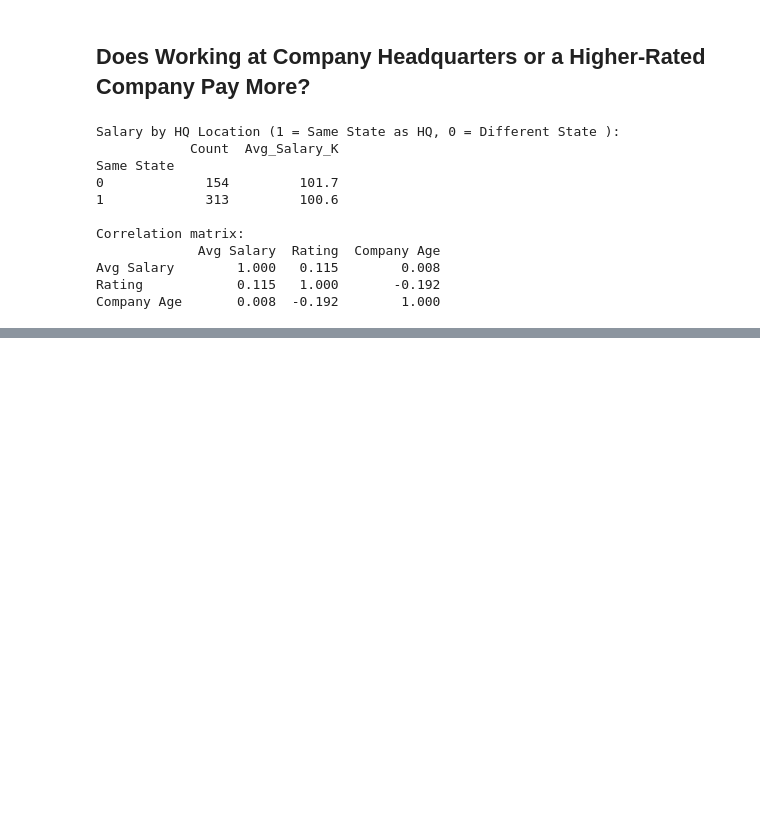
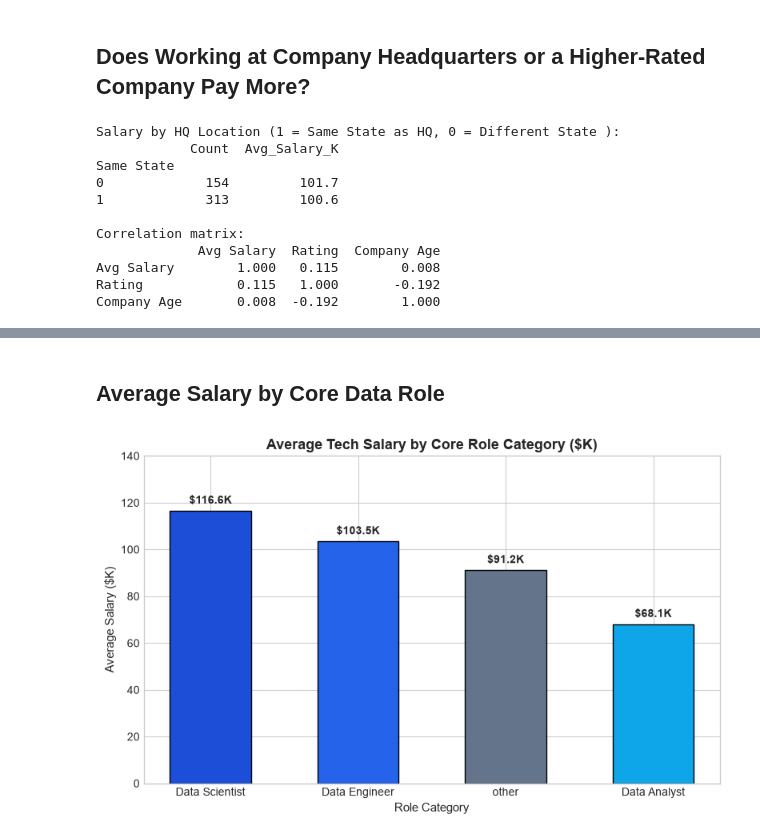
Before and after one commit to aditya-vishnoi/glassdoor-salary-analysis, a Jupyter notebook: notebooks/tech_salary_analysis.ipynb, the cells around one changed output, grey strips where cells are left out. Cells and saved outputs as stored; diff of their text form; code cells hidden in the pictures; blank space fills up the shorter version.

```diff
--- a/notebooks/tech_salary_analysis.ipynb
+++ b/notebooks/tech_salary_analysis.ipynb
@@ -461,0 +517,19 @@ Company Age       0.008  -0.192        1.000
+# %% [markdown]
+## Average Salary by Core Data Role
+# %%
+plt.figure(figsize=(8, 5))
+
+plt.bar(role_summery.index, role_summery['Avg_Salary_K'], color=['#1d4ed8', '#2563eb', '#64748b', '#0ea5e9'], edgecolor='black', width=0.55)
+
+plt.title('Average Tech Salary by Core Role Category ($K)', fontsize=13, fontweight='bold')
+plt.xlabel('Role Category', fontsize=11)
+plt.ylabel('Average Salary ($K)', fontsize=11)
+plt.ylim(0, 140)
+
+for i, val in enumerate(role_summery['Avg_Salary_K']):
+    plt.text(i, val + 3, f'${val}K', ha='center', fontweight='bold', fontsize=10)
+
+plt.tight_layout()
+plt.show()
+# %% [output]
+[figure, added]
```
Also changed, not shown: parts of 6 cells of this notebook.
